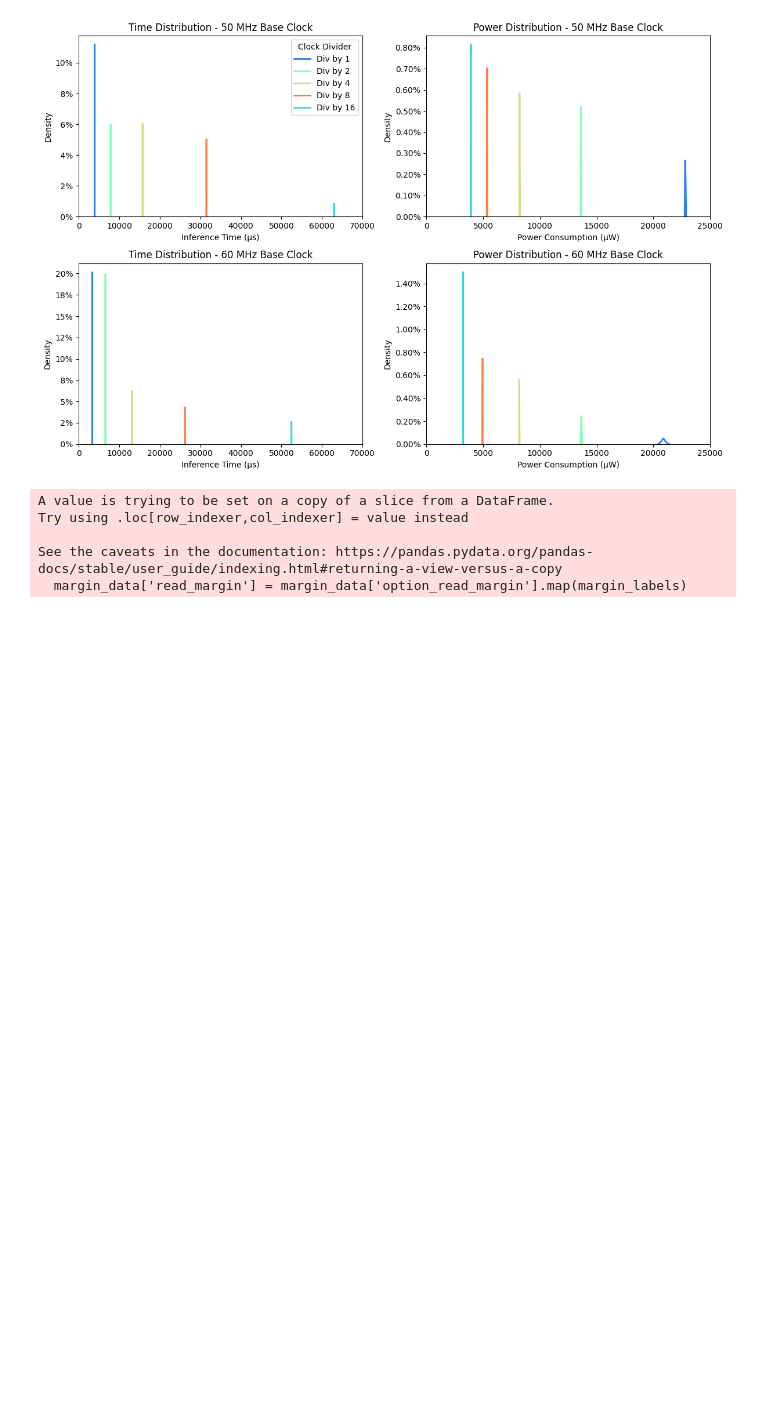
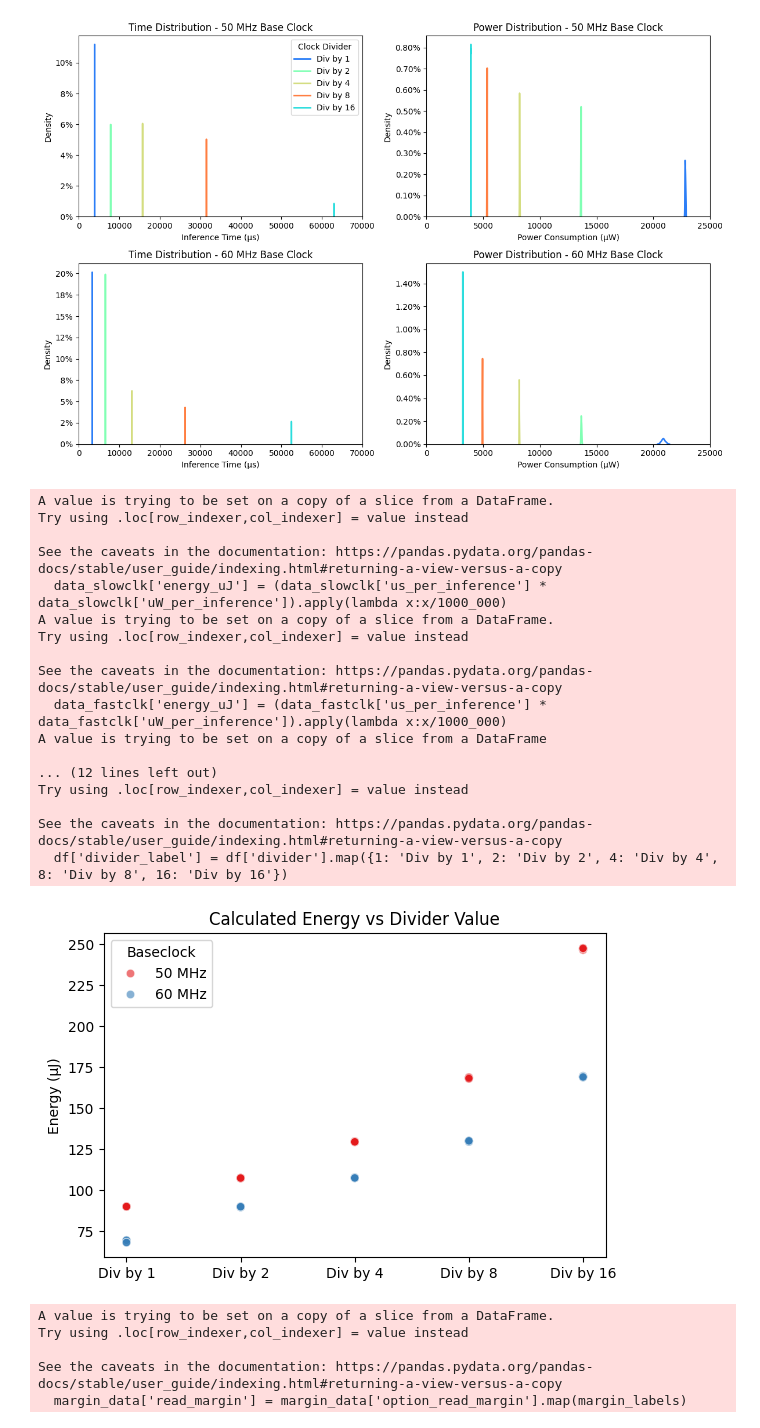
Before and after one commit to ekut-es/netdeployonnx, a Jupyter notebook: netdeployonnx/client/experiment_npu.ipynb, the cells around one changed output. Cells and saved outputs as stored; diff of their text form; code cells hidden in the pictures; blank space fills up the shorter version.

```diff
--- a/netdeployonnx/client/experiment_npu.ipynb
+++ b/netdeployonnx/client/experiment_npu.ipynb
@@ -407,6 +432,69 @@ Try using .loc[row_indexer,col_indexer] = value instead
 See the caveats in the documentation: https://pandas.pydata.org/pandas-docs/stable/user_guide/indexing.html#returning-a-view-versus-a-copy
   df['divider_label'] = df['divider'].map({1: 'Div by 1', 2: 'Div by 2', 4: 'Div by 4', 8: 'Div by 8', 16: 'Div by 16'})
 [figure]
+# %%
+data_slowclk = clock_data[(clock_data['base_clock'] == slowclk)]
+data_fastclk = clock_data[(clock_data['base_clock'] == fastclk)]
+
+data_slowclk['energy_uJ'] = (data_slowclk['us_per_inference'] * data_slowclk['uW_per_inference']).apply(lambda x:x/1000_000)
+data_fastclk['energy_uJ'] = (data_fastclk['us_per_inference'] * data_fastclk['uW_per_inference']).apply(lambda x:x/1000_000)
+# Add divider labels for each
+for df in [data_slowclk, data_fastclk]:
+   df.sort_values('divider', ascending=True, inplace=True)
+   df['divider_label'] = df['divider'].map({1: 'Div by 1', 2: 'Div by 2', 4: 'Div by 4', 8: 'Div by 8', 16: 'Div by 16'})
+
+
+# Combine the datasets
+data_combined = pd.concat([data_slowclk, data_fastclk])
+
+data_combined['baseclock_label'] = data_combined['base_clock'].apply(lambda x: f'{x} MHz')
+
+# Create scatter plot using seaborn
+plt.figure(figsize=(6, 4))
+ax1 = sns.scatterplot(data=data_combined,
+                x='divider_label',
+                y='energy_uJ',
+                hue='baseclock_label',
+                alpha=0.6,
+                palette="Set1",
+                )
+
+plt.xlabel('')
+plt.ylabel('Energy (µJ)')
+plt.title('Calculated Energy vs Divider Value')
+
+lx = ax1.get_legend()
+lx.set_title('Baseclock')
+
+# Add vertical separators between layer groups
+# layer_counts = sorted(data_slowclk['divider_label'].unique())
+# for x in layer_counts[:-1]:
+#     plt.axvline(x + 0.5, color='gray', linestyle='-', alpha=0.2)
+
+# Convert x-axis labels to integers
+# plt.gca().set_xticklabels([int(x) for x in plt.gca().get_xticks()])
+
+plt.tight_layout()
+plt.savefig(figures_path / "05_npu_clockdividers_energy.pdf", format='pdf', bbox_inches='tight')
+# %% [output]
+A value is trying to be set on a copy of a slice from a DataFrame.
+Try using .loc[row_indexer,col_indexer] = value instead
+
+See the caveats in the documentation: https://pandas.pydata.org/pandas-docs/stable/user_guide/indexing.html#returning-a-view-versus-a-copy
+  data_slowclk['energy_uJ'] = (data_slowclk['us_per_inference'] * data_slowclk['uW_per_inference']).apply(lambda x:x/1000_000)
+A value is trying to be set on a copy of a slice from a DataFrame.
+Try using .loc[row_indexer,col_indexer] = value instead
+
+See the caveats in the documentation: https://pandas.pydata.org/pandas-docs/stable/user_guide/indexing.html#returning-a-view-versus-a-copy
+  data_fastclk['energy_uJ'] = (data_fastclk['us_per_inference'] * data_fastclk['uW_per_inference']).apply(lambda x:x/1000_000)
+A value is trying to be set on a copy of a slice from a DataFrame
+
+... (12 lines left out)
+Try using .loc[row_indexer,col_indexer] = value instead
+
+See the caveats in the documentation: https://pandas.pydata.org/pandas-docs/stable/user_guide/indexing.html#returning-a-view-versus-a-copy
+  df['divider_label'] = df['divider'].map({1: 'Div by 1', 2: 'Div by 2', 4: 'Div by 4', 8: 'Div by 8', 16: 'Div by 16'})
+[figure, added]
 # %%
 # # Create separate dataframes for each base clock
 # data_slowclk = clock_data[(clock_data['base_clock'] == 60)]
```
Also changed, not shown: parts of 2 cells of this notebook.
